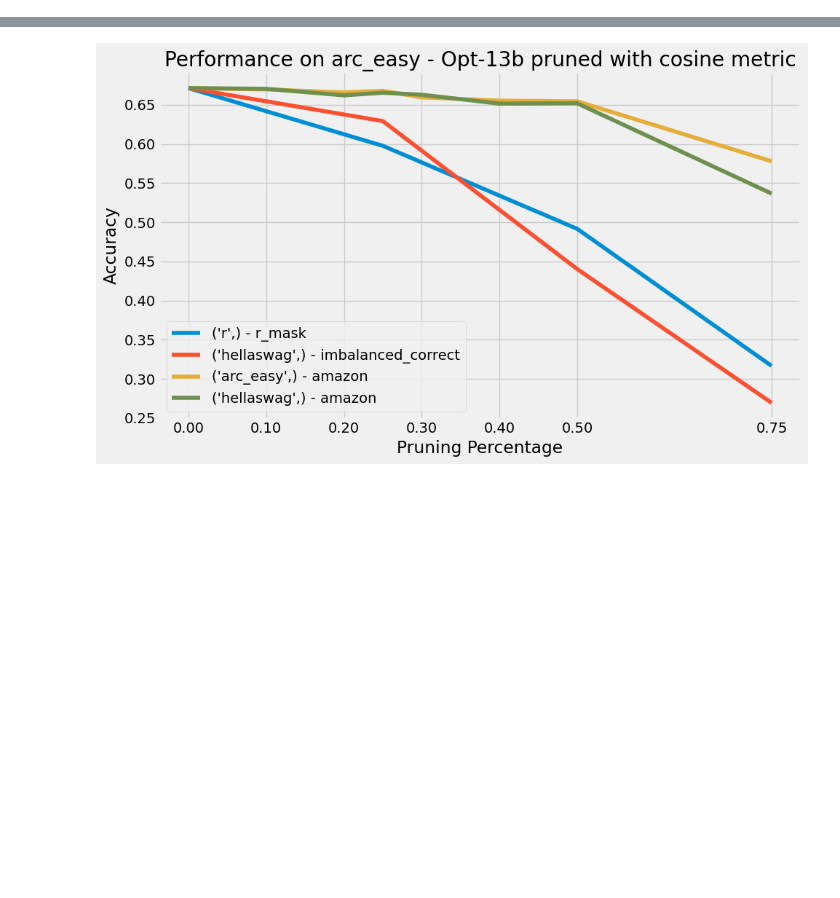
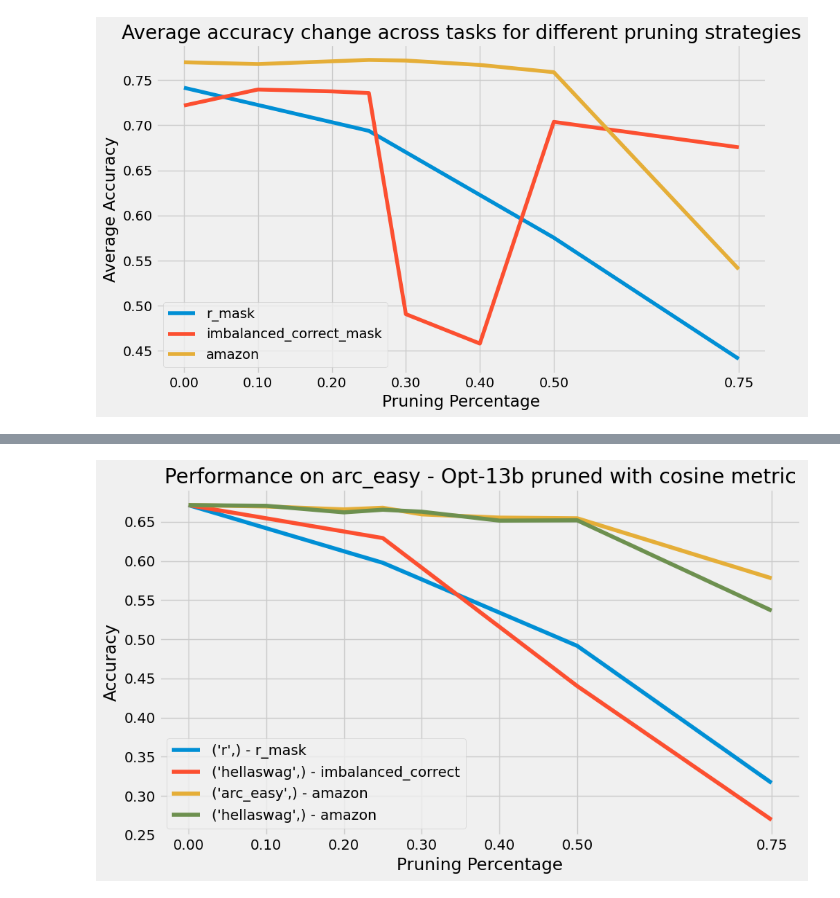
Before and after one commit to johanlaursen/explainabloomity, a Jupyter notebook: results.ipynb, the cells around one changed output, grey strips where cells are left out. Drawn from its saved outputs; the diff is of its cells as text; code cells hidden in the pictures; blank space fills up the shorter version.

```diff
--- a/results.ipynb
+++ b/results.ipynb
@@ -300,0 +216,32 @@ df_final[df_final['prune_method'] == 'r_mask']
+# %%
+def plot_average_task_comparison(df, tasks, prune_metric, prune_methods=['r_mask', 'imbalanced_correct_mask', 'amazon'], model='opt-13b'):
+    plt.figure(figsize=(10, 6))
+
+    for prune_method in prune_methods:
+        task_data = df[(df['task'].isin(tasks)) & (df['prune_method'] == prune_method) &
+                       ((df['metric'] == prune_metric) | (df['metric'] == 'amazon') | (df['metric'] == 'r')) & (df['model'] == model)]
+
+        mask = (task_data['prune_task'] == 'hellaswag') | (task_data['prune_task'] == 'r')
+        task_data = task_data[mask]
+
+        # Group by pruning percentage and calculate average accuracy
+        average_data = task_data.groupby('percent')['norm_accuracy'].mean().reset_index()
+
+        # Sort and plot the average data
+        sorted_data = average_data.sort_values(by=['percent'])
+        plt.plot(sorted_data['percent'], sorted_data['norm_accuracy'], label=f'{prune_method}')
+
+    # Setting plot details
+    plt.title(f'Average accuracy change across tasks for different pruning strategies')
+    plt.xlabel('Pruning Percentage')
+    plt.ylabel('Average Accuracy')
+    plt.legend(loc='lower left')
+    plt.xticks([0, 0.1, 0.2, 0.3, 0.4, 0.5, 0.75])
+    plt.tight_layout()
+    plt.show()
+
+# Call the function for specific tasks
+tasks = ['hellaswag', 'paws_en', 'blimp_ellipsis_n_bar_1', 'blimp_irregular_plural_subject_verb_agreement_1']
+plot_average_task_comparison(df_final, tasks=tasks, prune_metric='cosine_cosine', model='opt-13b')
+# %% [output]
+[figure, added]
```
Also changed, not shown: parts of 12 cells of this notebook.
